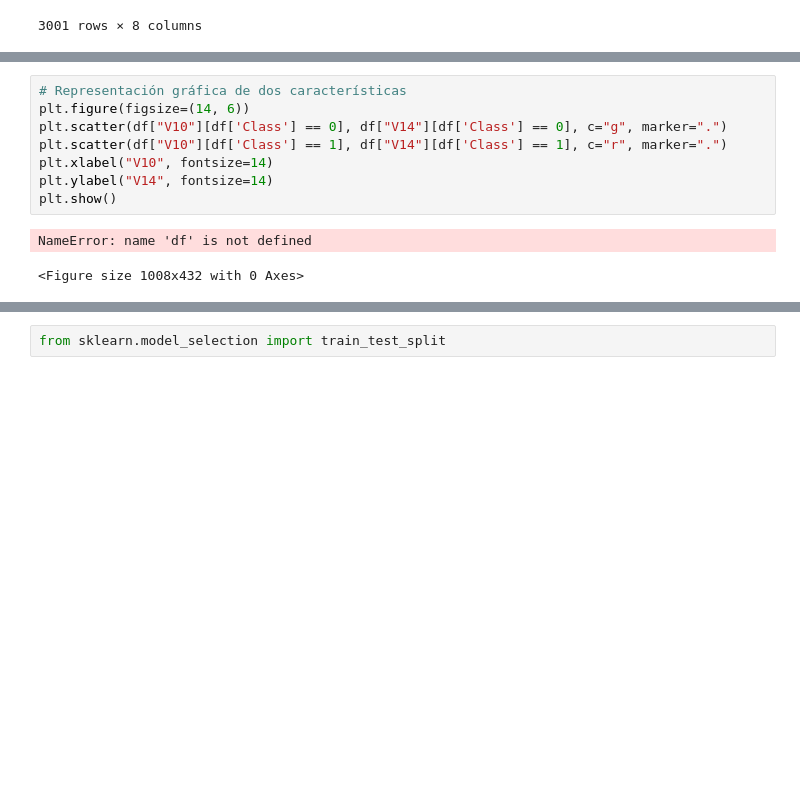
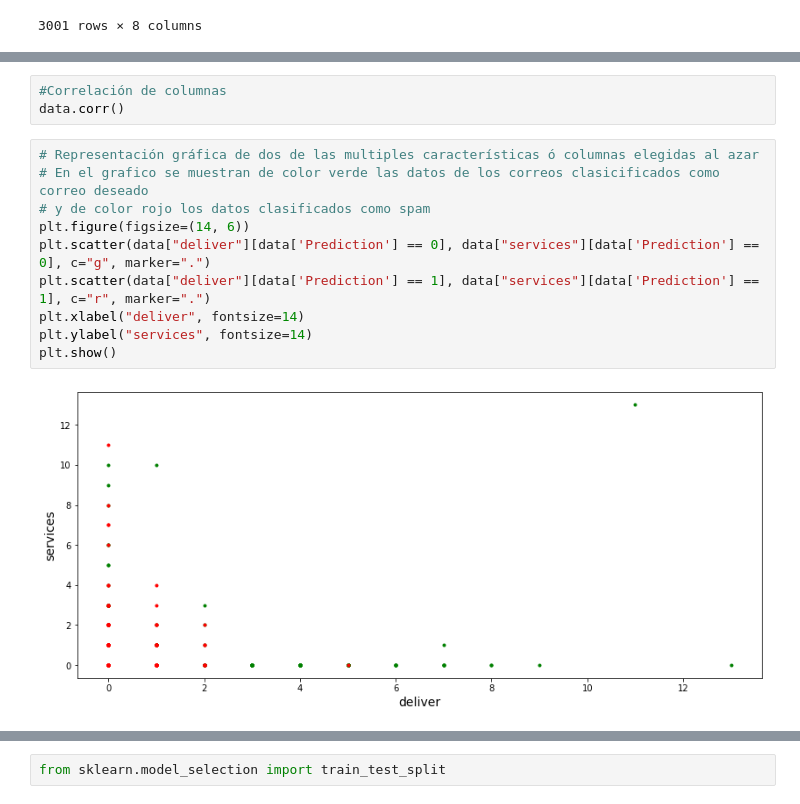
Before and after one commit to Rafastoievsky/RNP-email-Spam-Prediction, a Jupyter notebook: RNP email Spam Prediction.ipynb, the cells around one changed output, grey strips where cells are left out. Drawn from its saved outputs; the diff is of its cells as text; blank space fills up the shorter version.

```diff
--- a/RNP email Spam Prediction.ipynb
+++ b/RNP email Spam Prediction.ipynb
@@ -108,11 +129,15 @@ data.corr()
+# %%
+#Correlación de columnas
+data.corr()
 # %%
-# Representación gráfica de dos características
+# Representación gráfica de dos de las multiples características ó columnas elegidas al azar
+# En el grafico se muestran de color verde las datos de los correos clasicificados como correo deseado
+# y de color rojo los datos clasificados como spam
 plt.figure(figsize=(14, 6))
-plt.scatter(df["V10"][df['Class'] == 0], df["V14"][df['Class'] == 0], c="g", marker=".")
-plt.scatter(df["V10"][df['Class'] == 1], df["V14"][df['Class'] == 1], c="r", marker=".")
-plt.xlabel("V10", fontsize=14)
-plt.ylabel("V14", fontsize=14)
+plt.scatter(data["deliver"][data['Prediction'] == 0], data["services"][data['Prediction'] == 0], c="g", marker=".")
+plt.scatter(data["deliver"][data['Prediction'] == 1], data["services"][data['Prediction'] == 1], c="r", marker=".")
+plt.xlabel("deliver", fontsize=14)
+plt.ylabel("services", fontsize=14)
 plt.show()
 # %% [output]
-NameError: name 'df' is not defined
-<Figure size 1008x432 with 0 Axes>
+[figure, added]
```
Also changed, not shown: parts of 36 cells of this notebook, 7 other files.
